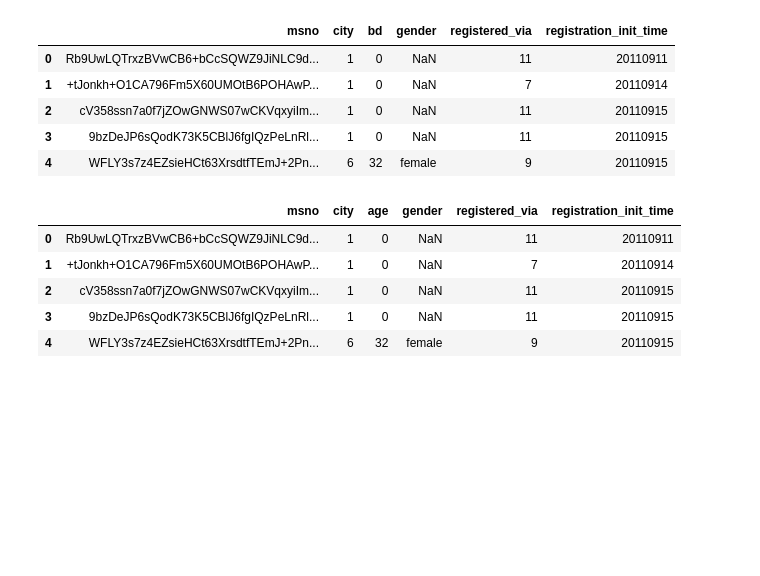
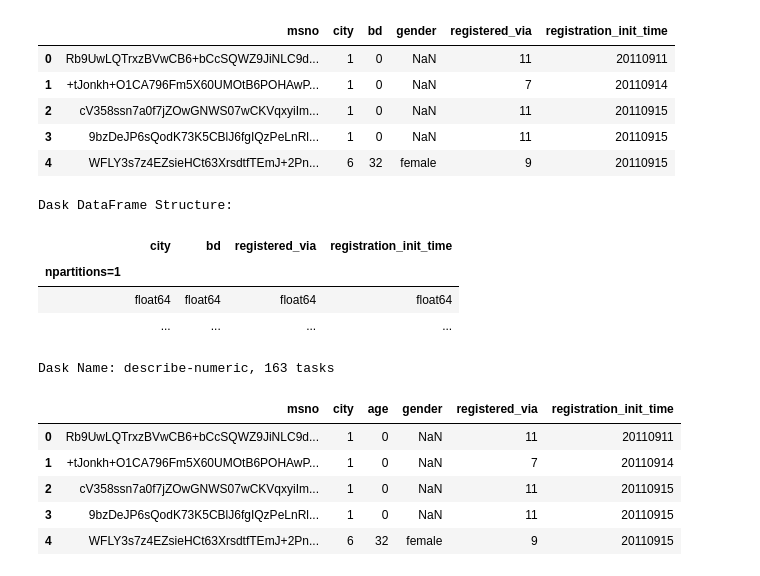
Before and after one commit to bmensah/springboard, a Jupyter notebook: capstone2/churn_analysis/capstone2_notebooks/Capstone2_Data_Wrangling.ipynb, the cells around one changed output. Saved outputs shown, nothing was run; the diff lists cells and outputs as text; code cells hidden in the pictures; blank space fills up the shorter version.

```diff
--- a/capstone2/churn_analysis/capstone2_notebooks/Capstone2_Data_Wrangling.ipynb
+++ b/capstone2/churn_analysis/capstone2_notebooks/Capstone2_Data_Wrangling.ipynb
@@ -28,6 +41,15 @@ members_df.head()
 | 2 | cV358ssn7a0f7jZOwGNWS07wCKVqxyiIm... | 1 | 0 | NaN | 11 | 20110915 |
 | 3 | 9bzDeJP6sQodK73K5CBlJ6fgIQzPeLnRl... | 1 | 0 | NaN | 11 | 20110915 |
 | 4 | WFLY3s7z4EZsieHCt63XrsdtfTEmJ+2Pn... | 6 | 32 | female | 9 | 20110915 |
+# %%
+members_df.describe()
+# %% [output]
+Dask DataFrame Structure:
+|  | city | bd | registered_via | registration_init_time |
+| npartitions=1 |  |  |  |  |
+|  | float64 | float64 | float64 | float64 |
+|  | ... | ... | ... | ... |
+Dask Name: describe-numeric, 163 tasks
 # %%
 # the 'bd' column is a little unclear. From reading the information provided by the data source,
 # I see that it is actually just the age of the customer. I will change this for clarity.
```
Also changed, not shown: parts of 28 cells of this notebook.
